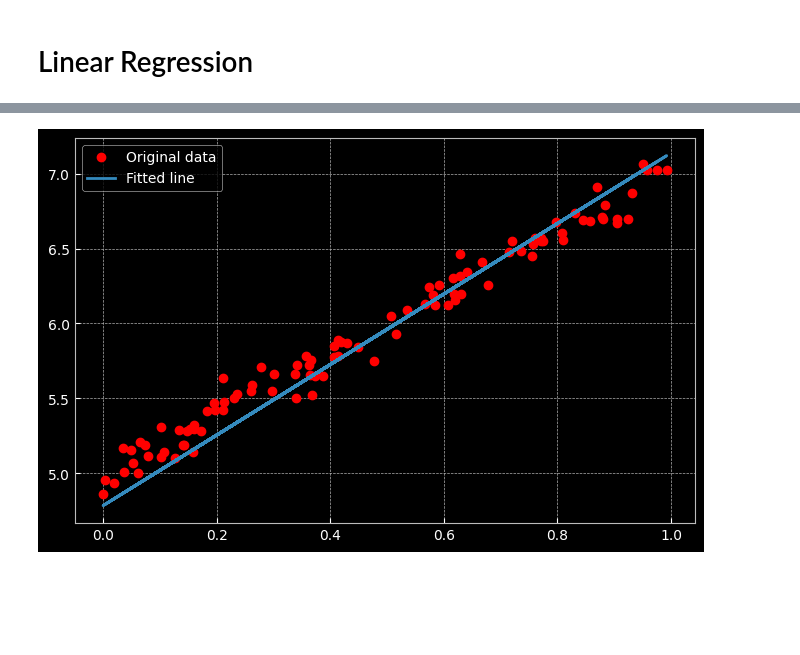
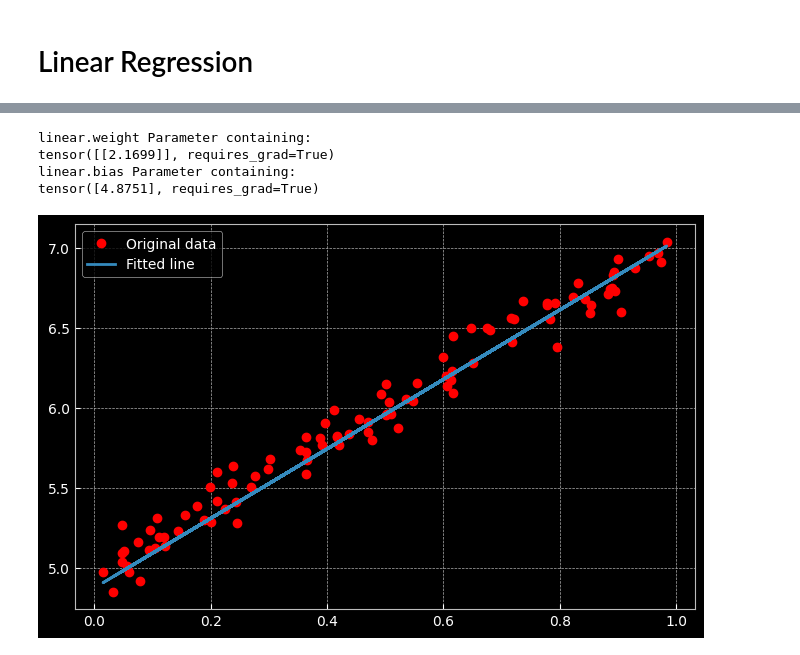
Before and after one commit to HarryXiong24/machine-learning-collection, a Jupyter notebook: linear-regression/pytorch/linear_regression.ipynb, the cells around one changed output, grey strips where cells are left out. Saved outputs shown, nothing was run; the diff lists cells and outputs as text; code cells hidden in the pictures; blank space fills up the shorter version.

```diff
--- a/linear-regression/pytorch/linear_regression.ipynb
+++ b/linear-regression/pytorch/linear_regression.ipynb
@@ -91,7 +91,10 @@ for epoch in range(num_epochs):
 
     # print the loss every 5 epochs
     if (epoch + 1) % 5 == 0:
+        print("------")
         print("Epoch [{}/{}], Loss: {:.4f}".format(epoch + 1, num_epochs, loss.item()))
+        for name, param in model.named_parameters():
+            print(name, param)
 
 # Save the model checkpoint
 # torch.save(model.state_dict(), "model.ckpt")
@@ -116,11 +119,17 @@ Epoch [200/200], Loss: 0.0181
 # %%
 # Plot the graph
 inputs = torch.from_numpy(x_train)
 
-predicted = model(inputs).detach().numpy()
+predicted = model.forward(inputs).detach().numpy()
+for name, param in model.named_parameters():
+    print(name, param)
 plt.plot(x_train, y_train, "ro", label="Original data")
 plt.plot(x_train, predicted, label="Fitted line")
 plt.legend()
 plt.show()
 # %% [output]
+linear.weight Parameter containing:
+tensor([[2.1699]], requires_grad=True)
+linear.bias Parameter containing:
+tensor([4.8751], requires_grad=True)
-[figure, old version]
+[figure, new version]
```
Also changed, not shown: parts of 3 cells of this notebook, 2 other files.
